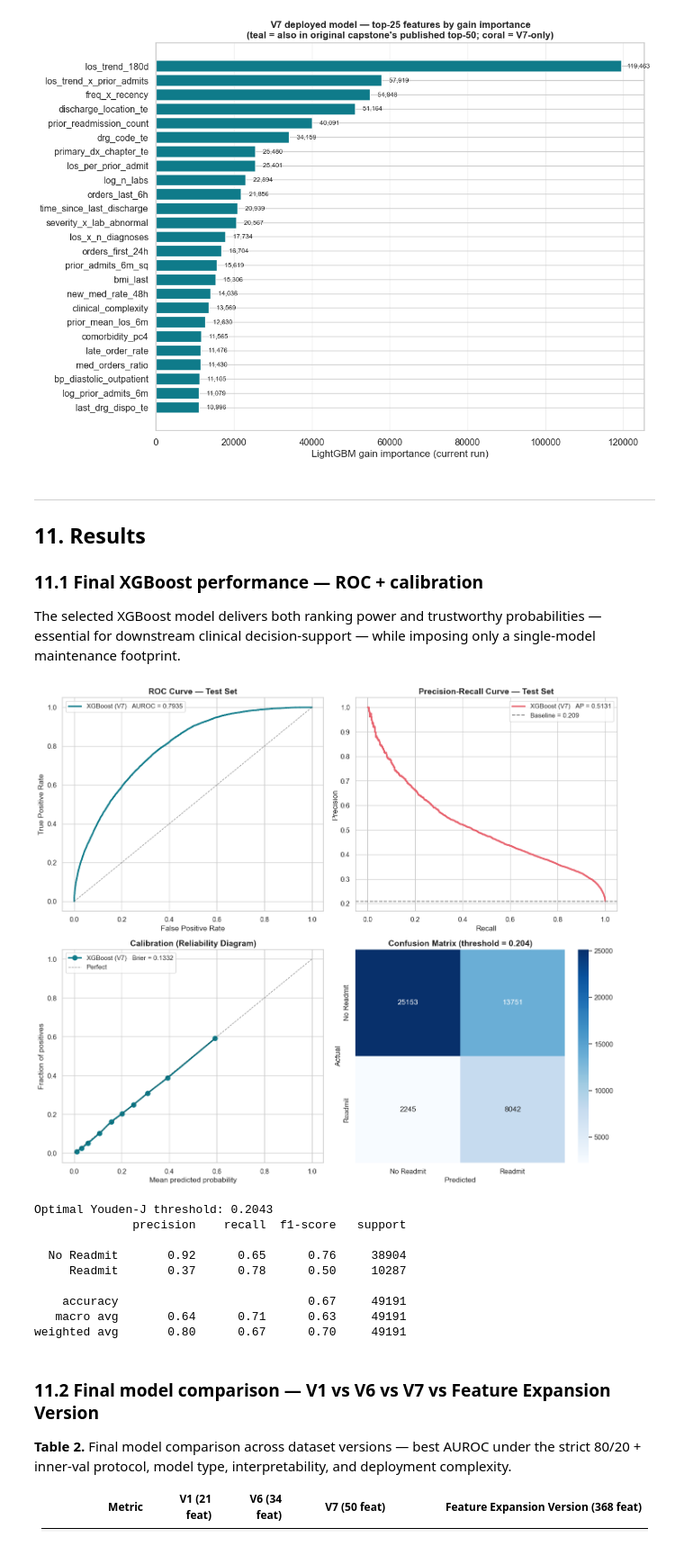
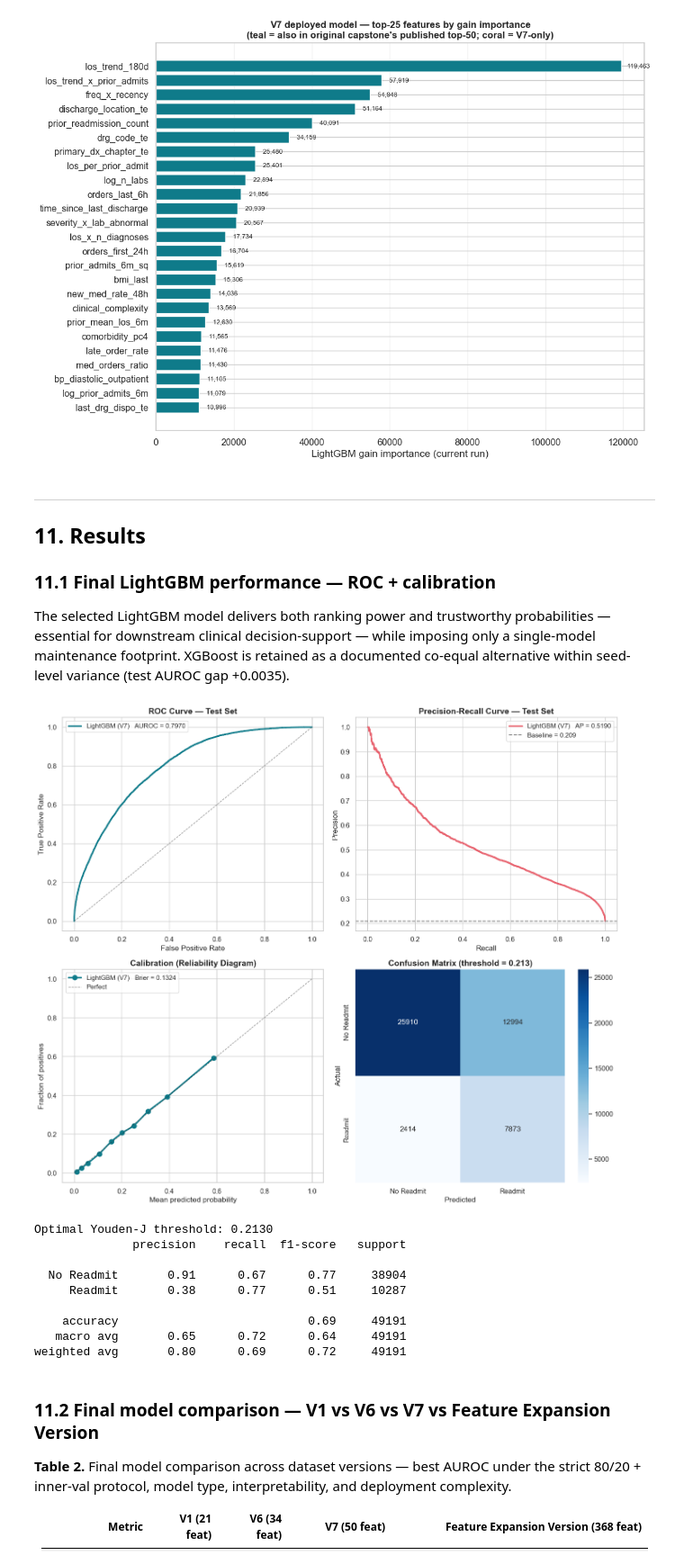
Before and after one commit to thiagobandeira1/Medicare-30day-Readmission-MIMIC-IV, a Jupyter notebook: notebooks/Capstone_Final_Notebook.ipynb, the cells around one changed output. Shown at 90% size. Cells and saved outputs as stored; diff of their text form; code cells hidden in the pictures.

```diff
--- a/notebooks/Capstone_Final_Notebook.ipynb
+++ b/notebooks/Capstone_Final_Notebook.ipynb
@@ -1584,14 +1584,14 @@ Top-25 overlap with originally published ranking: 15/25 features
 ---
 ## 11. Results
 
-### 11.1 Final XGBoost performance — ROC + calibration
+### 11.1 Final LightGBM performance — ROC + calibration
 
-The selected XGBoost model delivers both ranking power and trustworthy probabilities — essential for downstream clinical decision-support — while imposing only a single-model maintenance footprint.
+The selected LightGBM model delivers both ranking power and trustworthy probabilities — essential for downstream clinical decision-support — while imposing only a single-model maintenance footprint. XGBoost is retained as a documented co-equal alternative within seed-level variance (test AUROC gap +0.0035).
 # %%
-# ── 11.1 Final XGBoost — ROC, PR, calibration, confusion matrix ────────────
-best_preds = xgb_avg      # deployment candidate
-best_auroc = xgb_auroc
-best_name  = "XGBoost (V7)"
+# ── 11.1 Final LightGBM — ROC, PR, calibration, confusion matrix ──────────
+best_preds = lgb_avg      # deployment candidate
+best_auroc = lgb_auroc
+best_name  = "LightGBM (V7)"
 
 fig, axes = plt.subplots(2, 2, figsize=(14, 12))
 
@@ -1627,43 +1627,43 @@ axes[1, 0].plot(prob_pred, prob_true, "o-",
 axes[1, 0].plot([0, 1], [0, 1], "k--", lw=1, alpha=0.5, label="Perfect")
 axes[1, 0].set_xlabel("Mean predicted probability")
 axes[1, 0].set_ylabel("Fraction of positives")
 axes[1, 0].set_title("Calibration (Reliability Diagram)",
                      fontsize=14, fontweight="bold")
 axes[1, 0].legend(fontsize=11)
 
 # D) Confusion matrix at Youden-J threshold
 j_fpr, j_tpr, j_thr = roc_curve(y_test, best_preds)
 j = j_tpr - j_fpr
 opt_thr = j_thr[np.argmax(j)]
 y_pred = (best_preds >= opt_thr).astype(int)
 cm = confusion_matrix(y_test, y_pred)
 
 sns.heatmap(cm, annot=True, fmt="d", cmap="Blues", ax=axes[1, 1],
             xticklabels=["No Readmit", "Readmit"],
             yticklabels=["No Readmit", "Readmit"])
 axes[1, 1].set_xlabel("Predicted")
 axes[1, 1].set_ylabel("Actual")
 axes[1, 1].set_title(f"Confusion Matrix (threshold = {opt_thr:.3f})",
                      fontsize=14, fontweight="bold")
 
 plt.tight_layout()
 plt.savefig(FIG_DIR / "fig_z_roc_cal.png", dpi=150, bbox_inches="tight")
 plt.show()
 
 print(f"\nOptimal Youden-J threshold: {opt_thr:.4f}")
 print(classification_report(y_test, y_pred,
                             target_names=["No Readmit", "Readmit"]))
 # %% [output]
-[figure, old version]
+[figure, new version]
-Optimal Youden-J threshold: 0.2043
+Optimal Youden-J threshold: 0.2130
               precision    recall  f1-score   support
 
-  No Readmit       0.92      0.65      0.76     38904
-     Readmit       0.37      0.78      0.50     10287
+  No Readmit       0.91      0.67      0.77     38904
+     Readmit       0.38      0.77      0.51     10287
 
-    accuracy                           0.67     49191
-   macro avg       0.64      0.71      0.63     49191
-weighted avg       0.80      0.67      0.70     49191
+    accuracy                           0.69     49191
+   macro avg       0.65      0.72      0.64     49191
+weighted avg       0.80      0.69      0.72     49191
 # %% [markdown]
 ### 11.2 Final model comparison — V1 vs V6 vs V7 vs Feature Expansion Version
 
```
Also changed, not shown: parts of 1 cell of this notebook, 2 other files.
